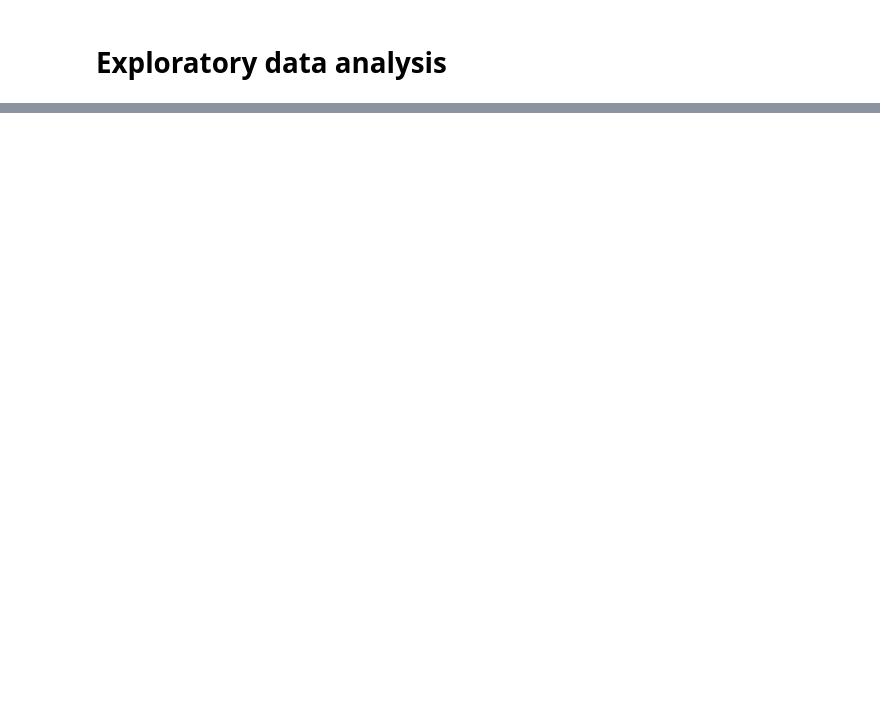
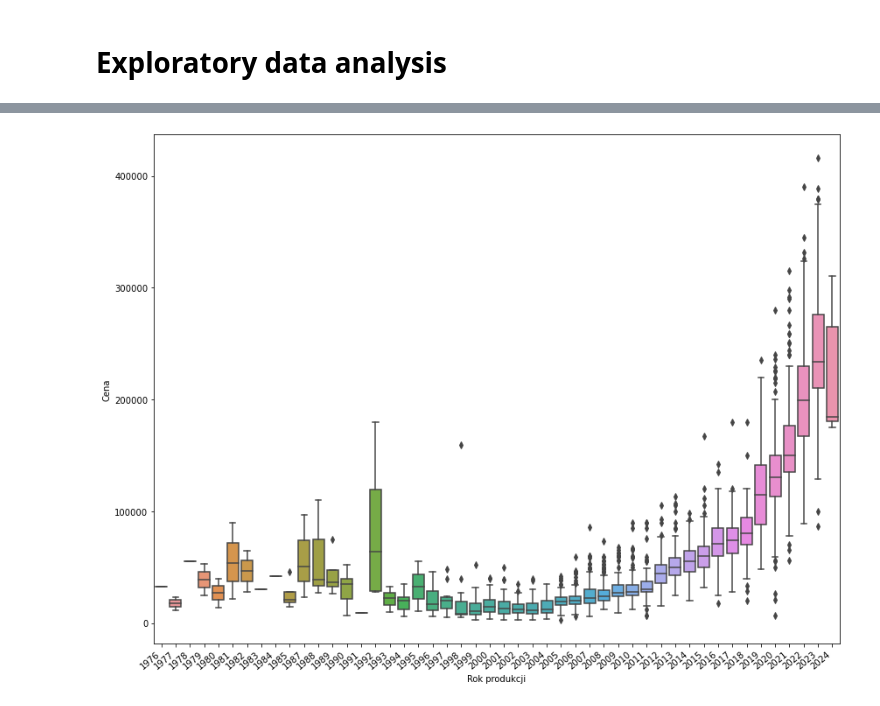
Before and after one commit to WaznyKamo/BMW-3-market_analysis_and_price_prediction, a Jupyter notebook: BMW 3 price analysis and prediction.ipynb, the cells around one changed output, grey strips where cells are left out. Saved outputs shown, nothing was run; the diff lists cells and outputs as text; code cells hidden in the pictures; blank space fills up the shorter version.

```diff
--- a/BMW 3 price analysis and prediction.ipynb
+++ b/BMW 3 price analysis and prediction.ipynb
@@ -251,0 +261,7 @@ data_categoric
+# %%
+fig = plt.figure(figsize=[12,9])
+ax = sns.boxplot(x='Rok produkcji', y='Cena', data=data)
+ax.set_xticklabels(ax.get_xticklabels(), rotation=40, ha="right")
+plt.tight_layout()
+# %% [output]
+[figure, added]
```
Also changed, not shown: parts of 10 cells of this notebook.
